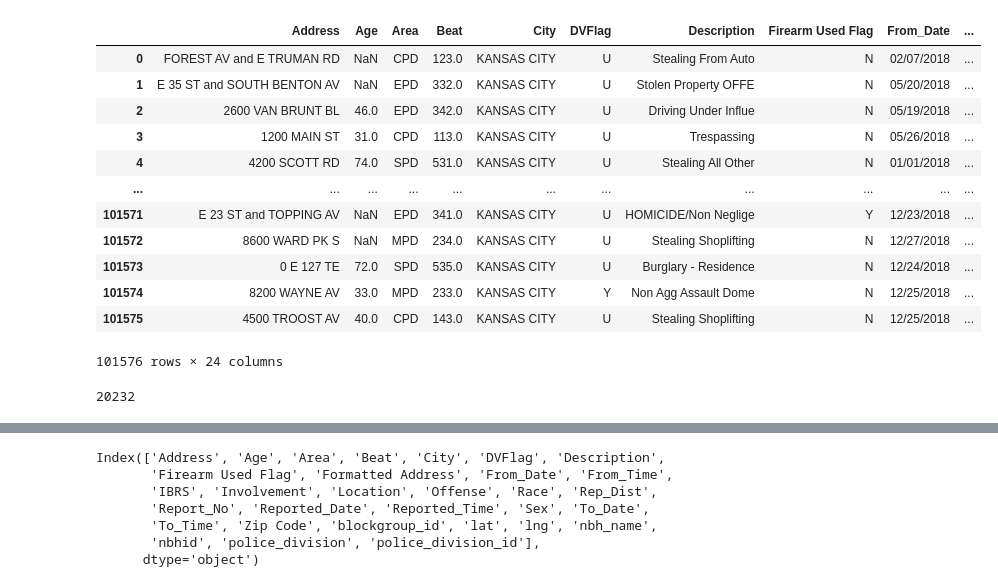
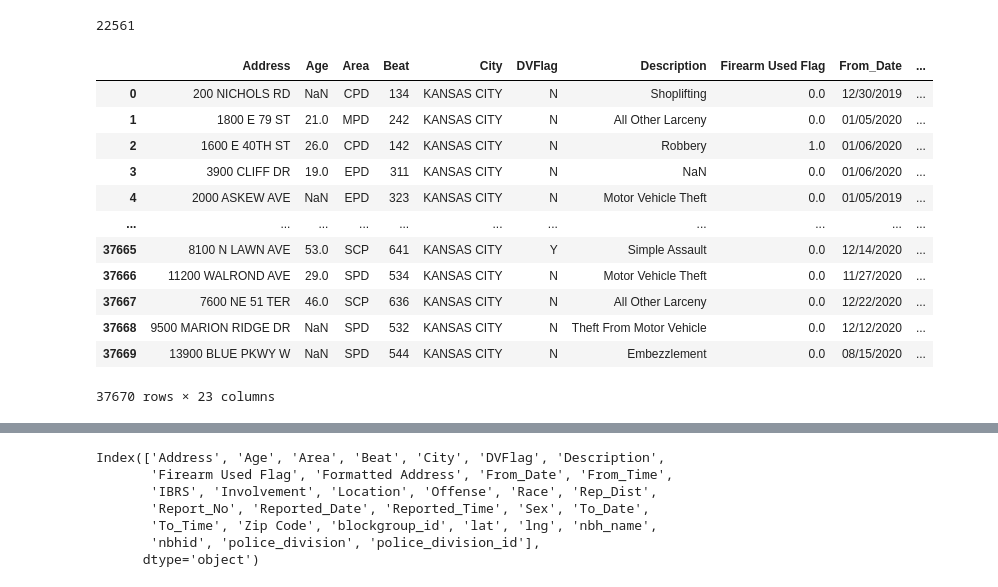
Before and after one commit to duyhho/NSFSCC-Python, a Jupyter notebook: Crime/Crime Geocoding.ipynb, the cells around one changed output, grey strips where cells are left out. Saved outputs shown, nothing was run; the diff lists cells and outputs as text; code cells hidden in the pictures.

Commit message:
update crime data

```diff
--- a/Crime/Crime Geocoding.ipynb
+++ b/Crime/Crime Geocoding.ipynb
@@ -3,6 +3,6 @@ import pandas as pd
 import math
 from tqdm.notebook import tqdm
 # %%
-filename = 'KCPD_Crime_Data_2018.csv'
+filename = 'KCPD_Crime_Data_2020.csv'
 df_crime = pd.read_csv(filename)
 df_crime.head()
@@ -12,7 +20,7 @@ ALL_CRIME_ADDRESSES = []
 # temp.head()
 for index, row in tqdm(df_crime.iterrows(), total = df_crime.shape[0]):
     addr = row['Address']
-    city = row['City']
+    city = row['City'] if row['City'] != '' else 'Kansas City'
     zipcode = str(int(row['Zip Code'])) if math.isnan(row['Zip Code']) == False else ''
 
     CRIME_ADDRESS = '{}, {}, MO, {}'.format(addr, city, zipcode)
@@ -23,11 +31,13 @@ for index, row in tqdm(df_crime.iterrows(), total = df_crime.shape[0]):
 ALL_CRIME_ADDRESSES = list(set(ALL_CRIME_ADDRESSES))
 # %%
 len(ALL_CRIME_ADDRESSES)
+# %% [output]
+22561
 # %%
 AVAILABLE_ADDRESSES = []
 
 df_consult = pd.DataFrame()
-for yr in range(2019,2021):
+for yr in range(2014,2020):
     df = pd.read_csv('CrimeData{}-withlocality.csv'.format(yr))
     df_consult = pd.concat([df_consult,df ], axis = 0)
 # %%
@@ -35,7 +45,7 @@ for yr in range(2019,2021):
 address_dict = {}
 for index, row in tqdm(df_consult.iterrows(), total = df_consult.shape[0]):
     addr = row['Address']
-    city = row['City']
+    city = row['City'] if row['City'] != '' else 'Kansas City'
     zipcode = str(int(row['Zip Code'])) if math.isnan(row['Zip Code']) == False else ''
 
     AVAILABLE_ADDRESS = '{}, {}, MO, {}'.format(addr, city, zipcode)
@@ -63,49 +73,45 @@ df_available = pd.DataFrame()
 df_target = pd.DataFrame()
 for index, row in tqdm(df_crime.copy().iterrows(), total = df_crime.shape[0]):
     addr = row['Address']
-    city = row['City']
+    row['City'] if row['City'] != '' else 'Kansas City'
     zipcode = str(int(row['Zip Code'])) if math.isnan(row['Zip Code']) == False else ''
 
     CRIME_ADDRESS = '{}, {}, MO, {}'.format(addr, city, zipcode)
     if CRIME_ADDRESS not in AVAILABLE_ADDRESSES:
         TARGET_ADDRESSES.append(CRIME_ADDRESS)
         df_target = df_target.append(row, ignore_index = True)
     else:
         row['Formatted Address'] = address_dict[CRIME_ADDRESS]['formatted_addresses']
         row['Zip Code'] = address_dict[CRIME_ADDRESS]['zipcode']
         row['lat'] = address_dict[CRIME_ADDRESS]['location']['lat']
         row['lng'] = address_dict[CRIME_ADDRESS]['location']['lng']
         row['nbh_name'] = address_dict[CRIME_ADDRESS]['nbh_name']
         row['nbhid'] = address_dict[CRIME_ADDRESS]['nbh_id']
         row['police_division'] = address_dict[CRIME_ADDRESS]['police_division']
         row['police_division_id'] = address_dict[CRIME_ADDRESS]['police_division_id']
         df_available = df_available.append(row, ignore_index = True)
 
 
 
 
 
 
     # print(TARGET_ADDRESS)
 
     # break
 TARGET_ADDRESSES = list(set(TARGET_ADDRESSES))
 df_target
 # %% [output]
 |  | Address | Age | Area | Beat | City | DVFlag | Description | Firearm Used Flag | From_Date | ... |
-| 0 | FOREST AV and E TRUMAN RD | NaN | CPD | 123.0 | KANSAS CITY | U | Stealing From Auto | N | 02/07/2018 | ... |
-| 1 | E 35 ST and SOUTH BENTON AV | NaN | EPD | 332.0 | KANSAS CITY | U | Stolen Property OFFE | N | 05/20/2018 | ... |
-| 2 | 2600 VAN BRUNT BL | 46.0 | EPD | 342.0 | KANSAS CITY | U | Driving Under Influe | N | 05/19/2018 | ... |
-| 3 | 1200 MAIN ST | 31.0 | CPD | 113.0 | KANSAS CITY | U | Trespassing | N | 05/26/2018 | ... |
-| 4 | 4200 SCOTT RD | 74.0 | SPD | 531.0 | KANSAS CITY | U | Stealing All Other | N | 01/01/2018 | ... |
+| 0 | 200 NICHOLS RD | NaN | CPD | 134 | KANSAS CITY | N | Shoplifting | 0.0 | 12/30/2019 | ... |
+| 1 | 1800 E 79 ST | 21.0 | MPD | 242 | KANSAS CITY | N | All Other Larceny | 0.0 | 01/05/2020 | ... |
+| 2 | 1600 E 40TH ST | 26.0 | CPD | 142 | KANSAS CITY | N | Robbery | 1.0 | 01/06/2020 | ... |
+| 3 | 3900 CLIFF DR | 19.0 | EPD | 311 | KANSAS CITY | N | NaN | 0.0 | 01/06/2020 | ... |
+| 4 | 2000 ASKEW AVE | NaN | EPD | 323 | KANSAS CITY | N | Motor Vehicle Theft | 0.0 | 01/05/2019 | ... |
 | ... | ... | ... | ... | ... | ... | ... | ... | ... | ... | ... |
-| 101571 | E 23 ST and TOPPING AV | NaN | EPD | 341.0 | KANSAS CITY | U | HOMICIDE/Non Neglige | Y | 12/23/2018 | ... |
-| 101572 | 8600 WARD PK S | NaN | MPD | 234.0 | KANSAS CITY | U | Stealing Shoplifting | N | 12/27/2018 | ... |
-| 101573 | 0 E 127 TE | 72.0 | SPD | 535.0 | KANSAS CITY | U | Burglary - Residence | N | 12/24/2018 | ... |
-| 101574 | 8200 WAYNE AV | 33.0 | MPD | 233.0 | KANSAS CITY | Y | Non Agg Assault Dome | N | 12/25/2018 | ... |
-| 101575 | 4500 TROOST AV | 40.0 | CPD | 143.0 | KANSAS CITY | U | Stealing Shoplifting | N | 12/25/2018 | ... |
+| 37665 | 8100 N LAWN AVE | 53.0 | SCP | 641 | KANSAS CITY | Y | Simple Assault | 0.0 | 12/14/2020 | ... |
+| 37666 | 11200 WALROND AVE | 29.0 | SPD | 534 | KANSAS CITY | N | Motor Vehicle Theft | 0.0 | 11/27/2020 | ... |
+| 37667 | 7600 NE 51 TER | 46.0 | SCP | 636 | KANSAS CITY | N | All Other Larceny | 0.0 | 12/22/2020 | ... |
+| 37668 | 9500 MARION RIDGE DR | NaN | SPD | 532 | KANSAS CITY | N | Theft From Motor Vehicle | 0.0 | 12/12/2020 | ... |
+| 37669 | 13900 BLUE PKWY W | NaN | SPD | 544 | KANSAS CITY | N | Embezzlement | 0.0 | 08/15/2020 | ... |
-101576 rows × 24 columns
+37670 rows × 23 columns
-# %%
-len(TARGET_ADDRESSES)
-# %% [output]
-20232
```
Also changed, not shown: parts of 6 cells of this notebook, 1 other file.
